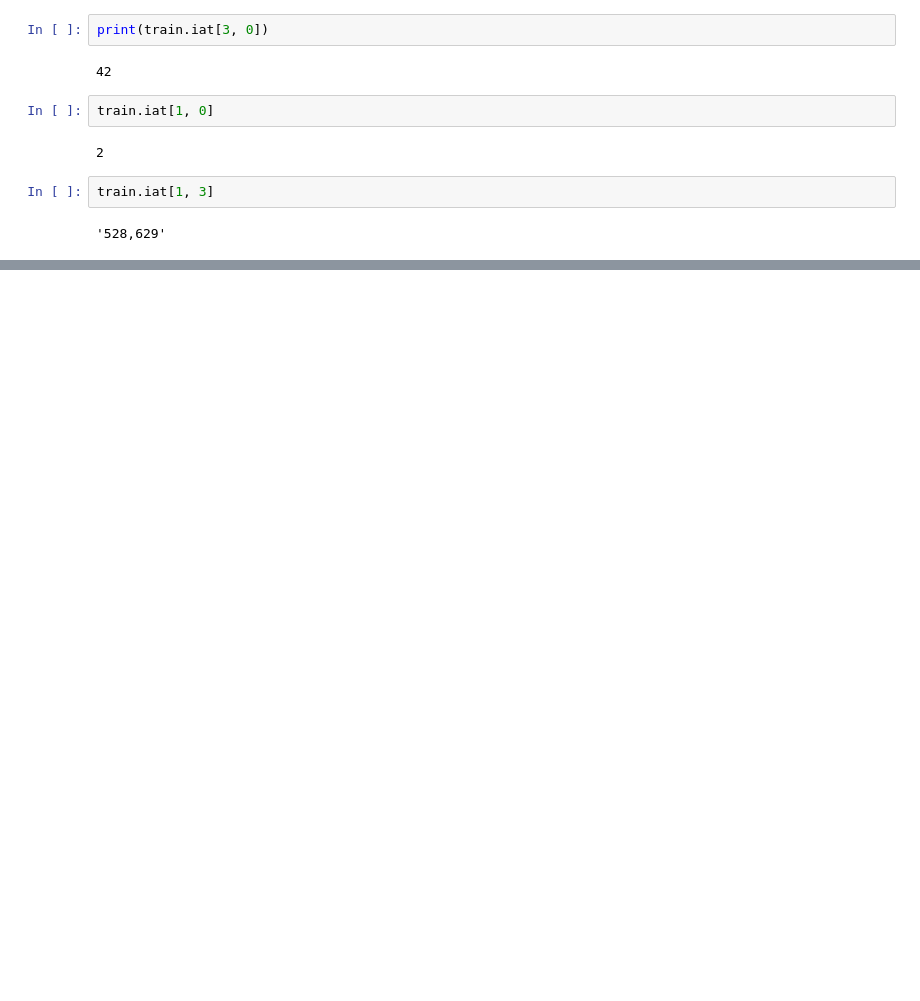
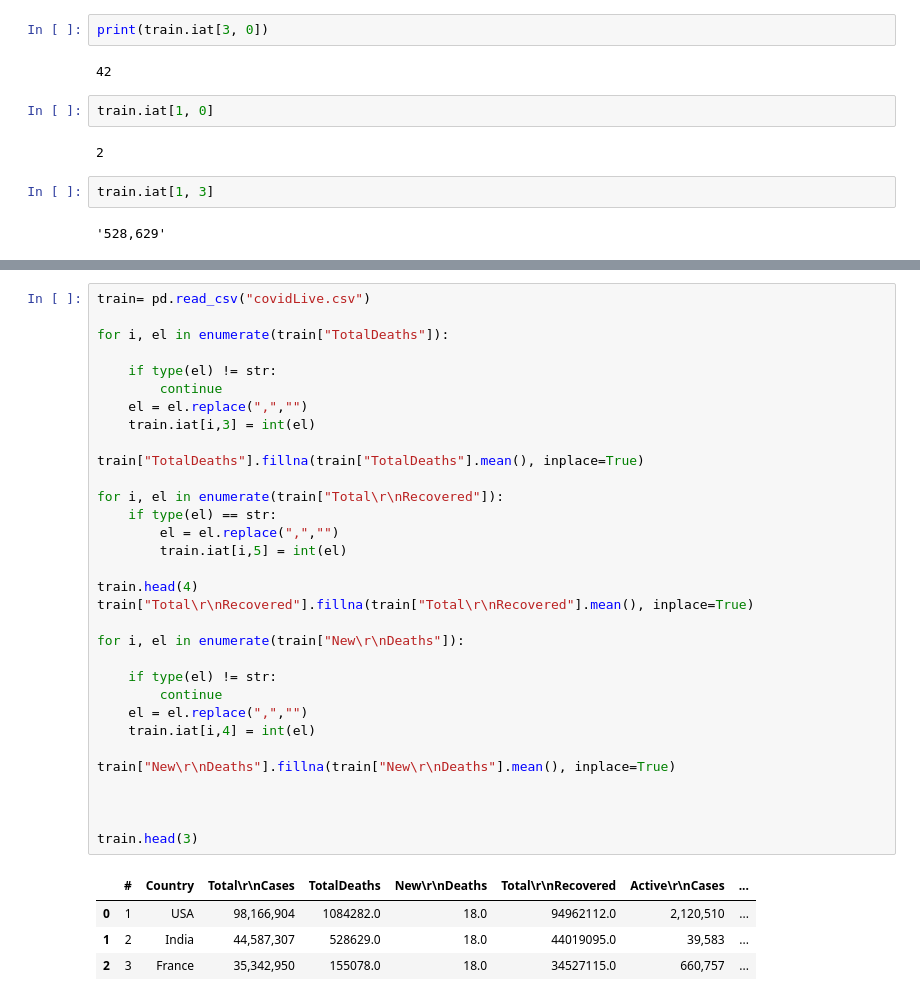
Before and after one commit to tom1236908745/covid-19, a Jupyter notebook: Untitled.ipynb, the cells around one changed output, grey strips where cells are left out. Drawn from its saved outputs; the diff is of its cells as text; blank space fills up the shorter version.

```diff
--- a/Untitled.ipynb
+++ b/Untitled.ipynb
@@ -365,0 +508,37 @@ ValueError: cannot convert float NaN to integer
+# %%
+train= pd.read_csv("covidLive.csv")
+
+for i, el in enumerate(train["TotalDeaths"]):
+
+    if type(el) != str:
+        continue
+    el = el.replace(",","")
+    train.iat[i,3] = int(el)
+
+train["TotalDeaths"].fillna(train["TotalDeaths"].mean(), inplace=True)
+
+for i, el in enumerate(train["Total\r\nRecovered"]):
+    if type(el) == str:
+        el = el.replace(",","")
+        train.iat[i,5] = int(el)
+
+train.head(4)
+train["Total\r\nRecovered"].fillna(train["Total\r\nRecovered"].mean(), inplace=True)
+
+for i, el in enumerate(train["New\r\nDeaths"]):
+
+    if type(el) != str:
+        continue
+    el = el.replace(",","")
+    train.iat[i,4] = int(el)
+
+train["New\r\nDeaths"].fillna(train["New\r\nDeaths"].mean(), inplace=True)
+
+
+
+train.head(3)
+# %% [output]
+|  | # | Country | Total\r\nCases | TotalDeaths | New\r\nDeaths | Total\r\nRecovered | Active\r\nCases | ... |
+| 0 | 1 | USA | 98,166,904 | 1084282.0 | 18.0 | 94962112.0 | 2,120,510 | ... |
+| 1 | 2 | India | 44,587,307 | 528629.0 | 18.0 | 44019095.0 | 39,583 | ... |
+| 2 | 3 | France | 35,342,950 | 155078.0 | 18.0 | 34527115.0 | 660,757 | ... |
```
Also changed, not shown: parts of 15 cells of this notebook.
